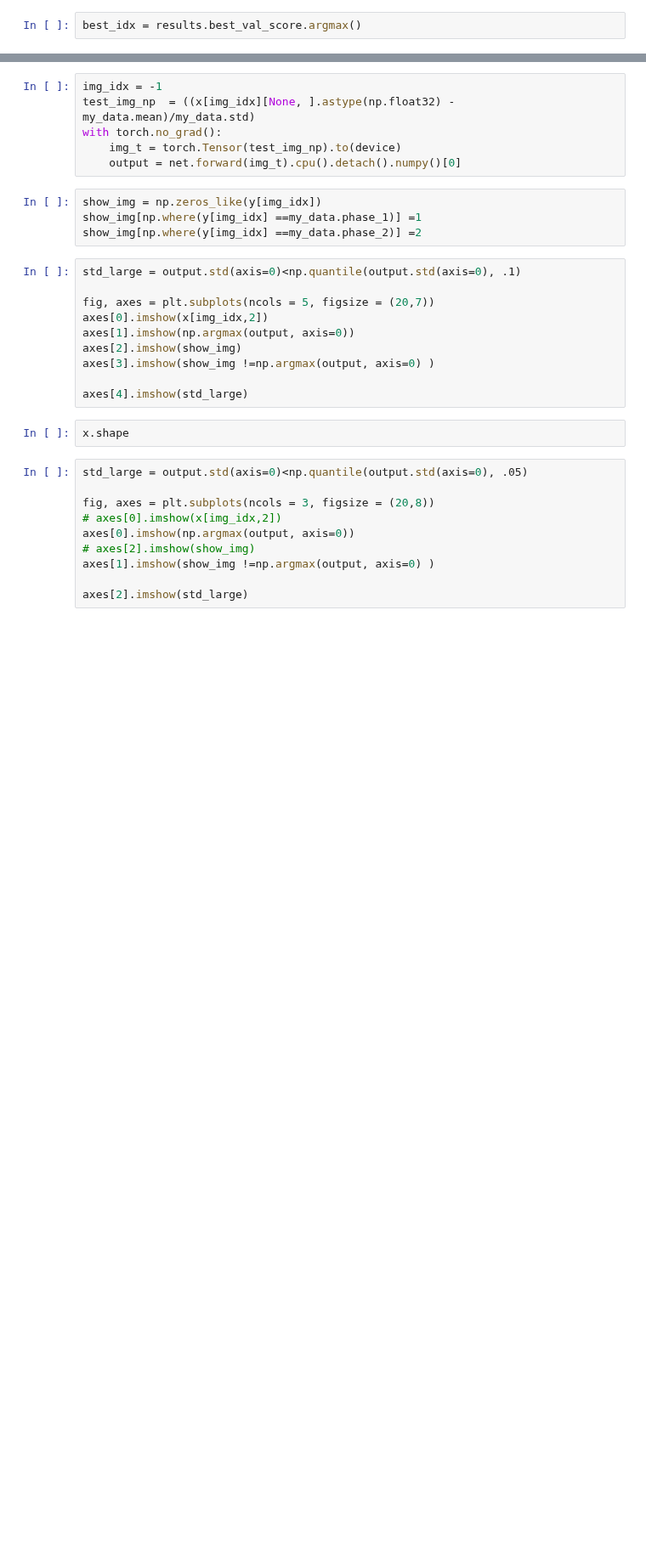
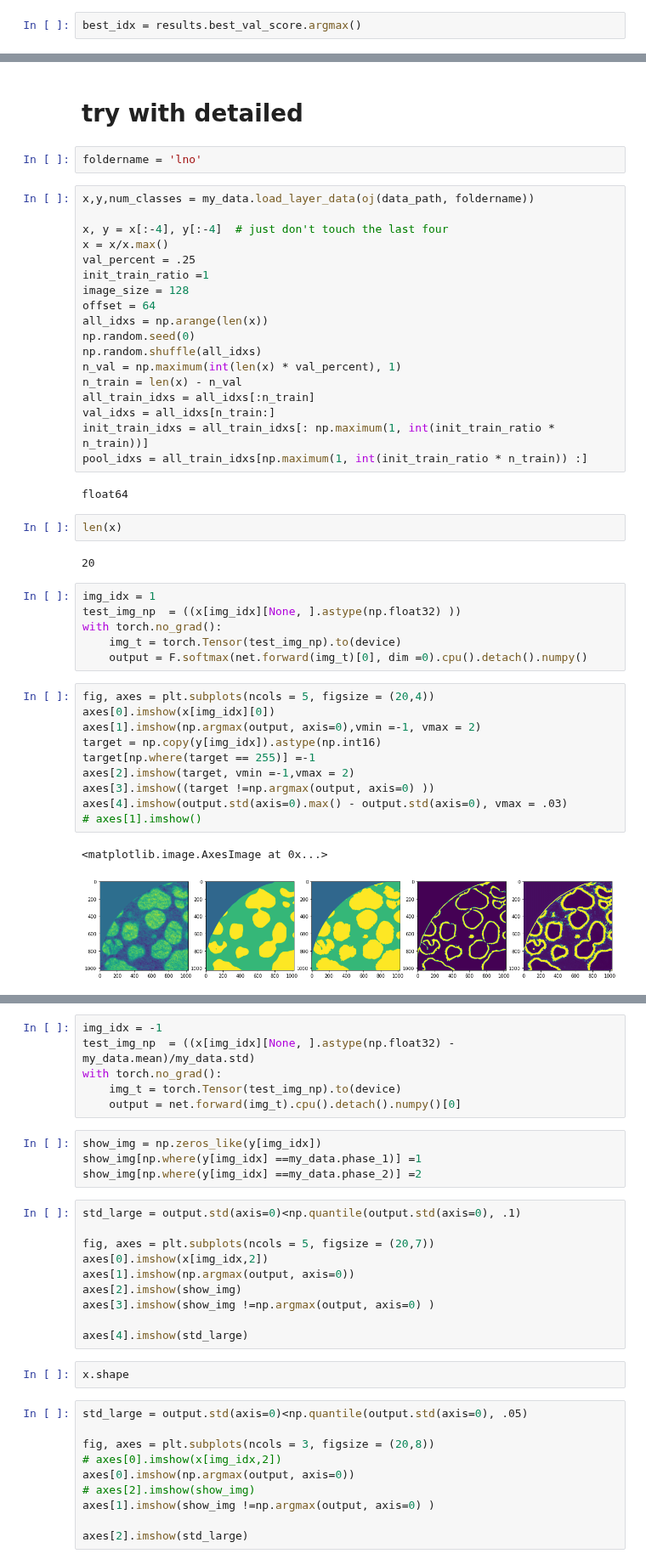
Before and after one commit to laura-rieger/segmenter, a Jupyter notebook: notebooks/Results.ipynb, the cells around one changed output, grey strips where cells are left out. Shown at 85% size. Cells and saved outputs as stored; diff of their text form; blank space fills up the shorter version.

```diff
--- a/notebooks/Results.ipynb
+++ b/notebooks/Results.ipynb
@@ -116,0 +119,47 @@ x, y = x[-4:], y[-4:]
+# %% [markdown]
+# try with detailed
+# %%
+foldername = 'lno'
+# %%
+x,y,num_classes = my_data.load_layer_data(oj(data_path, foldername))
+
+x, y = x[:-4], y[:-4]  # just don't touch the last four
+x = x/x.max()
+val_percent = .25
+init_train_ratio =1
+image_size = 128
+offset = 64
+all_idxs = np.arange(len(x))
+np.random.seed(0)
+np.random.shuffle(all_idxs)
+n_val = np.maximum(int(len(x) * val_percent), 1)
+n_train = len(x) - n_val
+all_train_idxs = all_idxs[:n_train]
+val_idxs = all_idxs[n_train:]
+init_train_idxs = all_train_idxs[: np.maximum(1, int(init_train_ratio * n_train))]
+pool_idxs = all_train_idxs[np.maximum(1, int(init_train_ratio * n_train)) :]
+# %% [output]
+float64
+# %%
+len(x)
+# %% [output]
+20
+# %%
+img_idx = 1
+test_img_np  = ((x[img_idx][None, ].astype(np.float32) ))
+with torch.no_grad():
+    img_t = torch.Tensor(test_img_np).to(device)
+    output = F.softmax(net.forward(img_t)[0], dim =0).cpu().detach().numpy()
+# %%
+fig, axes = plt.subplots(ncols = 5, figsize = (20,4))
+axes[0].imshow(x[img_idx][0])
+axes[1].imshow(np.argmax(output, axis=0),vmin =-1, vmax = 2)
+target = np.copy(y[img_idx]).astype(np.int16)
+target[np.where(target == 255)] =-1
+axes[2].imshow(target, vmin =-1,vmax = 2)
+axes[3].imshow((target !=np.argmax(output, axis=0) ))
+axes[4].imshow(output.std(axis=0).max() - output.std(axis=0), vmax = .03)
+# axes[1].imshow()
+# %% [output]
+<matplotlib.image.AxesImage at 0x...>
+[figure, added]
```
Also changed, not shown: parts of 37 cells of this notebook, 6 other files.
